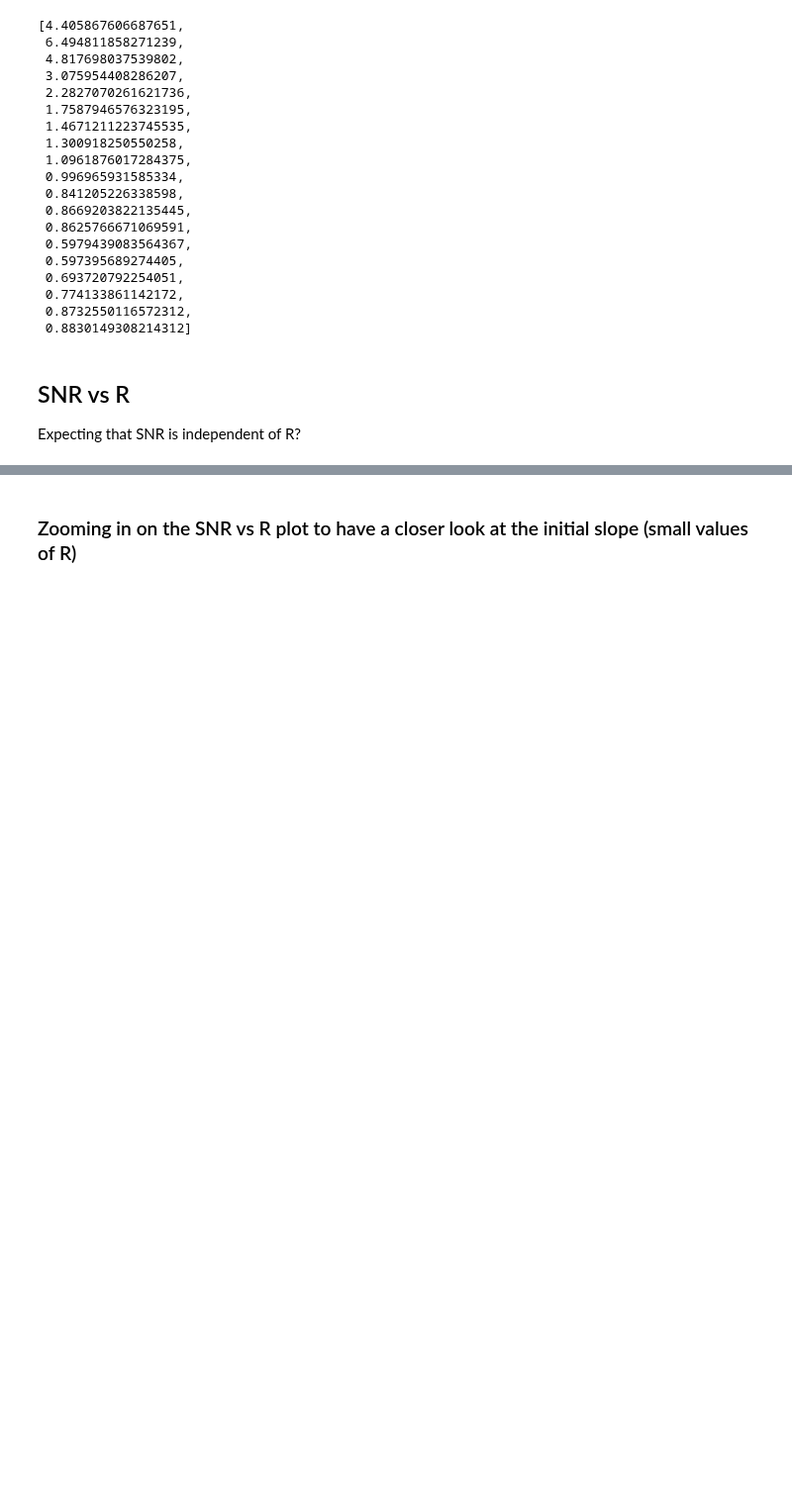
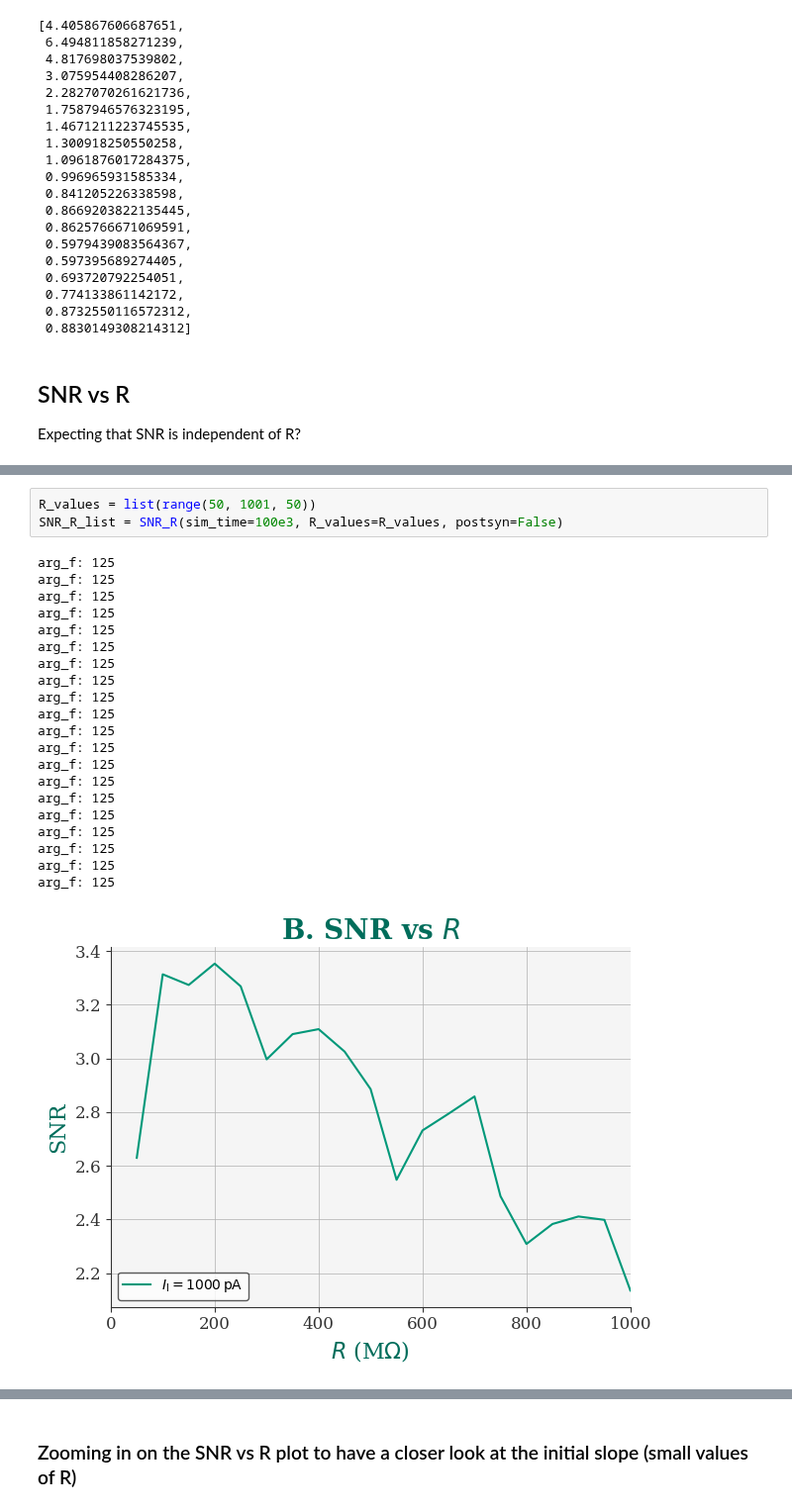
Before and after one commit to torbjone/TemporalInterferenceStimulation, a Jupyter notebook: SNR_plots.ipynb, the cells around one changed output, grey strips where cells are left out. Shown at 99% size. Cells and saved outputs as stored; diff of their text form; blank space fills up the shorter version.

```diff
--- a/SNR_plots.ipynb
+++ b/SNR_plots.ipynb
@@ -811,4 +814,29 @@ def SNR_R(sim_time, R_values, a_values = [1000], C=100, sd=250, a=1000, noise_wi
     plt.tight_layout()
     plt.show()
     return SNR_list
+# %%
+R_values = list(range(50, 1001, 50))
+SNR_R_list = SNR_R(sim_time=100e3, R_values=R_values, postsyn=False)
+# %% [output]
+arg_f: 125
+arg_f: 125
+arg_f: 125
+arg_f: 125
+arg_f: 125
+arg_f: 125
+arg_f: 125
+arg_f: 125
+arg_f: 125
+arg_f: 125
+arg_f: 125
+arg_f: 125
+arg_f: 125
+arg_f: 125
+arg_f: 125
+arg_f: 125
+arg_f: 125
+arg_f: 125
+arg_f: 125
+arg_f: 125
+[figure, added]
 # %%
```
Also changed, not shown: parts of 4 cells of this notebook, 3 other files.
